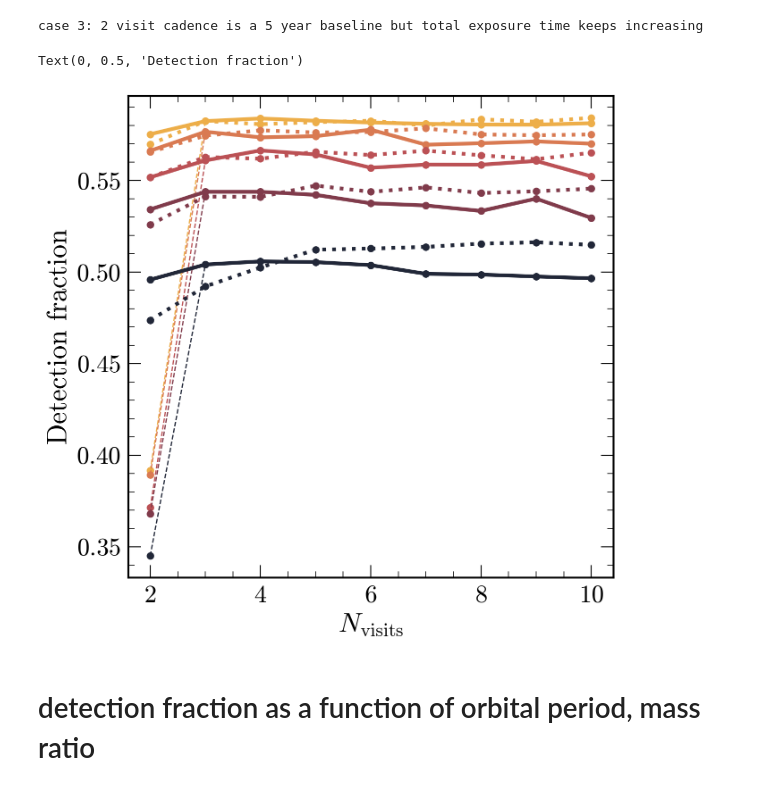
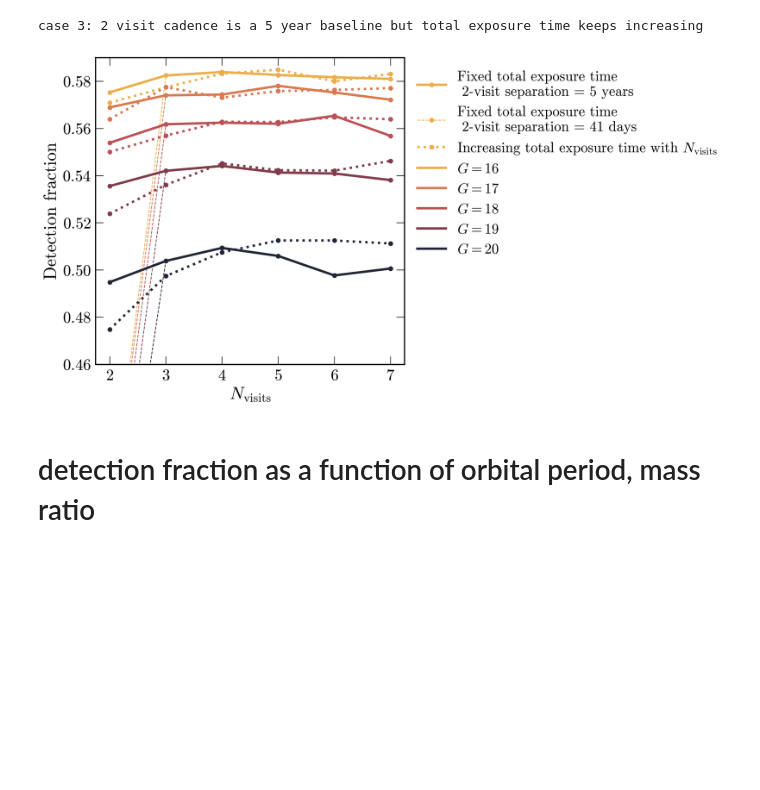
Before and after one commit to anya-m-phillips/via_binaries, a Jupyter notebook: test.ipynb, the cells around one changed output. Saved outputs shown, nothing was run; the diff lists cells and outputs as text; code cells hidden in the pictures; blank space fills up the shorter version.

Commit message:
nice plots for via memo?

```diff
--- a/test.ipynb
+++ b/test.ipynb
@@ -93,7 +93,7 @@ ax.set_xscale("log")
 # %%
 ### load binaries:
 
-binaries = pd.read_csv('detection_fractions_dense/cosmic_example_IBC.csv')
+binaries = pd.read_csv('UPDATED_detection_fractions_dense/cosmic_example_IBC.csv')
 N = len(binaries)
 print(N)
 # %% [output]
@@ -153,7 +153,7 @@ dt2_vals = np.arange(dt2_min, dt2_max+dt2_step, dt2_step)
 dfa = []
 
 for k, dt1 in enumerate(dt1_vals, start=1):
-    dfa_this_dt1 = np.loadtxt("detection_fractions_dense/ms_%i.txt"%k)
+    dfa_this_dt1 = np.loadtxt("UPDATED_detection_fractions_dense/ms_%i.txt"%k)
     dfa.append(dfa_this_dt1)
 dfa = np.array(dfa)
 # %%
@@ -265,7 +268,7 @@ rng = np.random.default_rng(42)
 max_exposuretime=2 # effective hours
 survey_duration_days = 365*5
 Gmags_list = np.arange(16,21,1)
-nvisits_list = np.arange(2, 11, 1)
+nvisits_list = np.arange(2, 8, 1)# 11, 1)
 offset=1
 
 ##################
@@ -311,26 +314,29 @@ case 3: 2 visit cadence is a 5 year baseline but total exposure time keeps incre
 # %%
 #### make plot.
 
 fig, ax = plt.subplots()
 
 cc = time_cmap(np.linspace(0, 1, len(Gmags_list)))
 for k, G in enumerate(Gmags_list):
     dfs1_this_mag = np.array(dfs_case1[k])
     df2_this_mag = np.array([dfs_case2[k]]) # this should just be a number.
     dfs2_this_mag = np.concatenate([df2_this_mag, dfs1_this_mag[1:]]) # prepend it to the alternative array
     dfs3_this_mag = np.array(dfs_case3[k])
 
-    ax.plot(nvisits_list, dfs1_this_mag, marker='o', color=cc[k])
-    ax.plot(nvisits_list, dfs2_this_mag, marker='o', color=cc[k], linestyle='--', lw=1)
-    ax.plot(nvisits_list, dfs3_this_mag, marker='o', color=cc[k], linestyle='dotted')
+    ax.plot(nvisits_list, dfs1_this_mag, marker='o', color=cc[k], label="Fixed total exposure time \n 2-visit separation = 5 years" if k==0 else None)
+    ax.plot(nvisits_list, dfs2_this_mag, marker='o', color=cc[k], linestyle='--', lw=1, label="Fixed total exposure time \n 2-visit separation = 41 days" if k==0 else None)
+    ax.plot(nvisits_list, dfs3_this_mag, marker='o', color=cc[k], linestyle='dotted', label=r"Increasing total exposure time with $N_{\rm visits}$" if k==0 else None)
 
+    ax.plot([2],[0.5], color=cc[k], label=r"$G=%i$"%G)
 # ax.set_yscale('log')
 # ax.set_xscale('log')
 ax.set_xlabel(r'$N_{\rm visits}$')
 ax.set_ylabel(r'Detection fraction')
+ax.legend(loc='upper left', bbox_to_anchor=[1,1])
+ax.set_ylim(0.46, 0.59)
+ax.minorticks_off()
 # %% [output]
-Text(0, 0.5, 'Detection fraction')
-[figure, old version]
+[figure, new version]
 # %% [markdown]
 # detection fraction as a function of orbital period, mass ratio
 # %%
```
Also changed, not shown: parts of 4 cells of this notebook.
